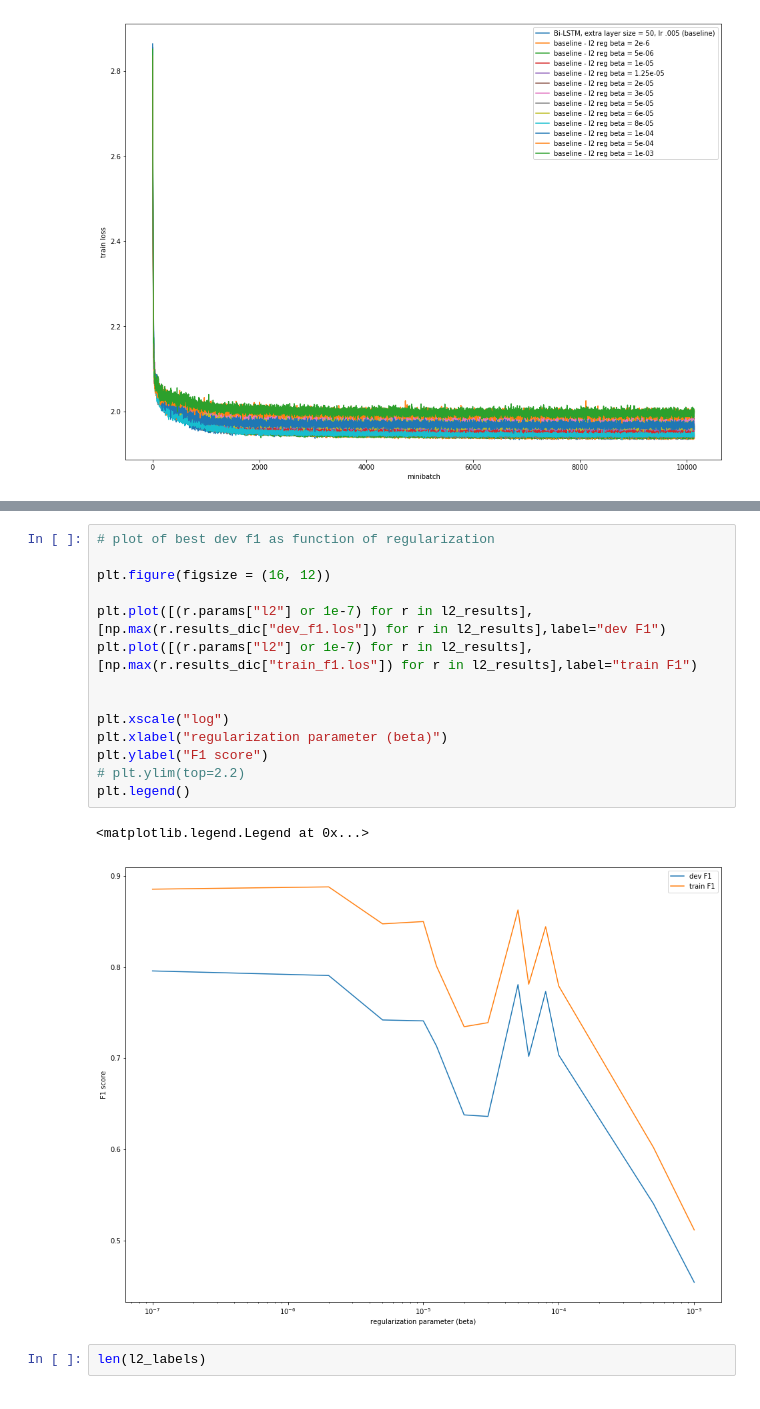
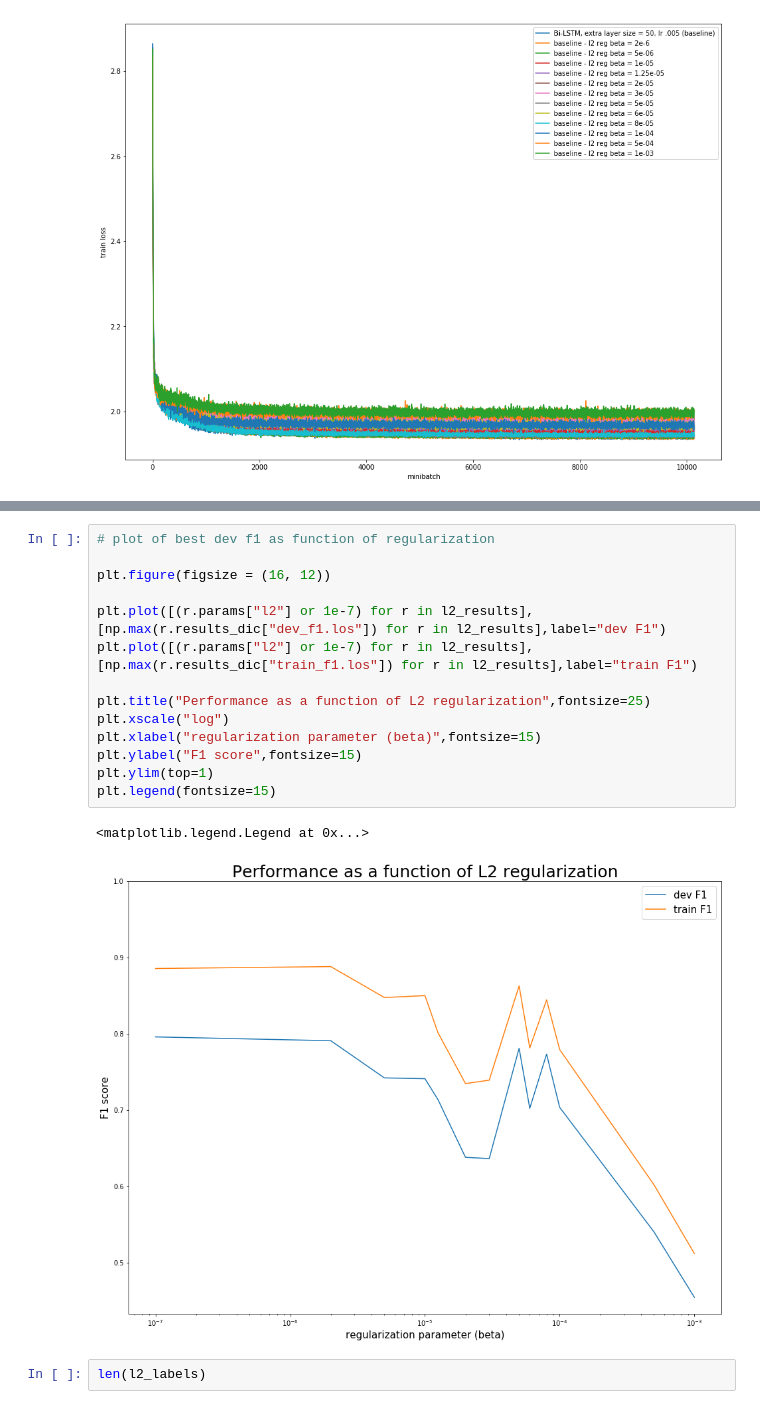
Before and after one commit to vincentbillaut/neuralNER, a Jupyter notebook: notebooks/VisualizeRuns.ipynb, the cells around one changed output, grey strips where cells are left out. Saved outputs shown, nothing was run; the diff lists cells and outputs as text.

```diff
--- a/notebooks/VisualizeRuns.ipynb
+++ b/notebooks/VisualizeRuns.ipynb
@@ -184,20 +204,20 @@ plt.show()
 # %%
 # plot of best dev f1 as function of regularization
 
 plt.figure(figsize = (16, 12))
 
 plt.plot([(r.params["l2"] or 1e-7) for r in l2_results],[np.max(r.results_dic["dev_f1.los"]) for r in l2_results],label="dev F1")
 plt.plot([(r.params["l2"] or 1e-7) for r in l2_results],[np.max(r.results_dic["train_f1.los"]) for r in l2_results],label="train F1")
 
-
+plt.title("Performance as a function of L2 regularization",fontsize=25)
 plt.xscale("log")
-plt.xlabel("regularization parameter (beta)")
-plt.ylabel("F1 score")
-# plt.ylim(top=2.2)
-plt.legend()
+plt.xlabel("regularization parameter (beta)",fontsize=15)
+plt.ylabel("F1 score",fontsize=15)
+plt.ylim(top=1)
+plt.legend(fontsize=15)
 # %% [output]
 <matplotlib.legend.Legend at 0x...>
-[figure, old version]
+[figure, new version]
 # %%
 len(l2_labels)
 # %% [output]
```
Also changed, not shown: parts of 6 cells of this notebook, 6 other files.
